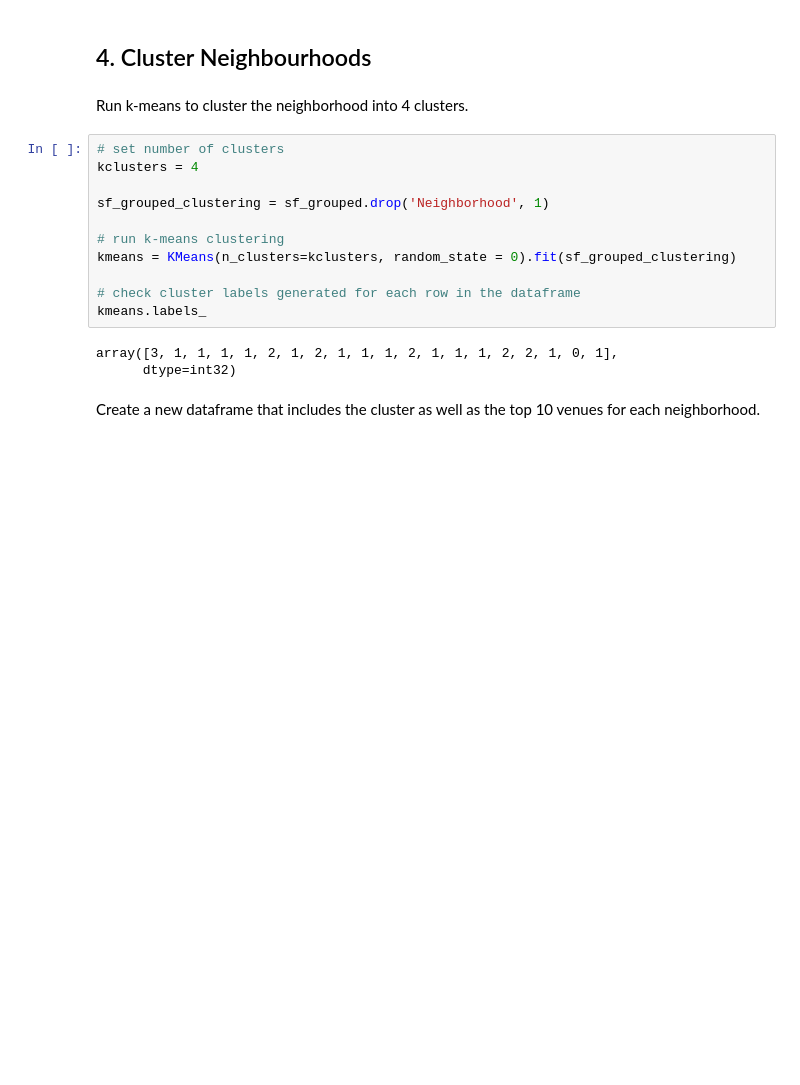
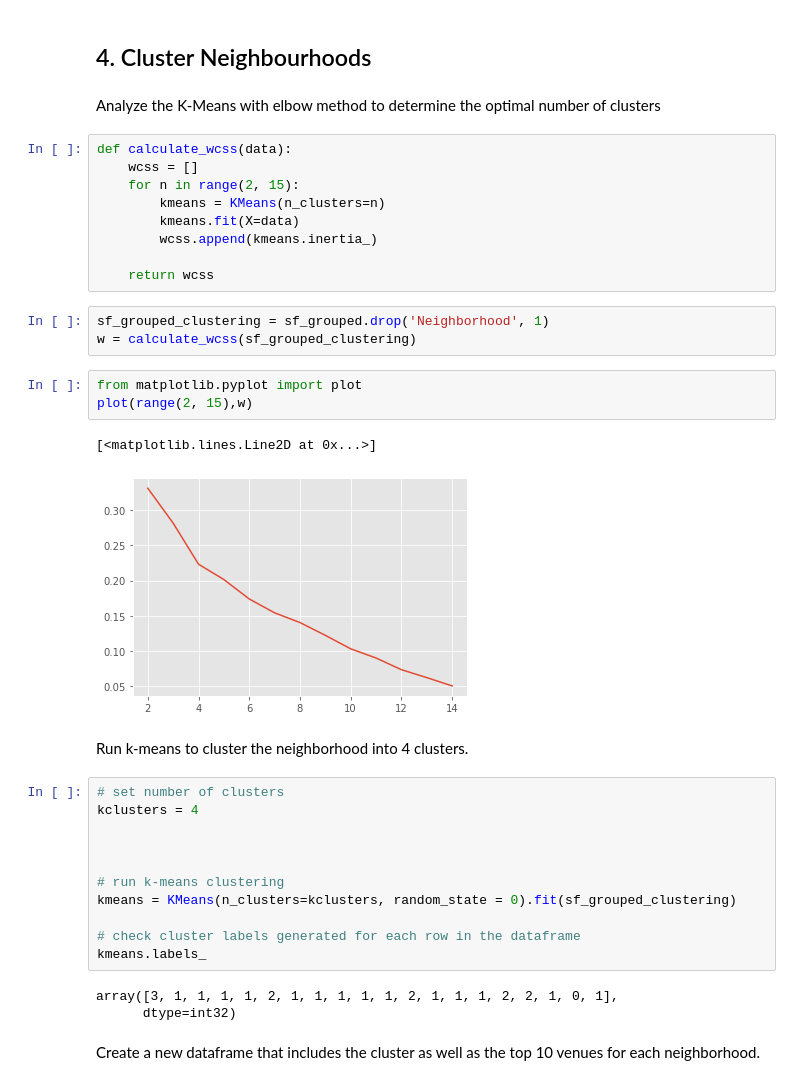
Before and after one commit to fltrazzi/Coursera_Capstone, a Jupyter notebook: Coursera_Capstone.ipynb, the cells around one changed output. Saved outputs shown, nothing was run; the diff lists cells and outputs as text; blank space fills up the shorter version.

```diff
--- a/Coursera_Capstone.ipynb
+++ b/Coursera_Capstone.ipynb
@@ -368,13 +368,33 @@ for ind in np.arange(sf_grouped.shape[0]):
 #neighborhoods_venues_sorted
 # %% [markdown]
 ## 4. Cluster Neighbourhoods
+# %% [markdown]
+Analyze the K-Means with elbow method to determine the optimal number of clusters
+# %%
+def calculate_wcss(data):
+    wcss = []
+    for n in range(2, 15):
+        kmeans = KMeans(n_clusters=n)
+        kmeans.fit(X=data)
+        wcss.append(kmeans.inertia_)
+
+    return wcss
+# %%
+sf_grouped_clustering = sf_grouped.drop('Neighborhood', 1)
+w = calculate_wcss(sf_grouped_clustering)
+# %%
+from matplotlib.pyplot import plot
+plot(range(2, 15),w)
+# %% [output]
+[<matplotlib.lines.Line2D at 0x...>]
+[figure, added]
 # %% [markdown]
 Run k-means to cluster the neighborhood into 4 clusters.
 # %%
 # set number of clusters
 kclusters = 4
 
-sf_grouped_clustering = sf_grouped.drop('Neighborhood', 1)
+
 
 # run k-means clustering
 kmeans = KMeans(n_clusters=kclusters, random_state = 0).fit(sf_grouped_clustering)
@@ -382,7 +402,7 @@ kmeans = KMeans(n_clusters=kclusters, random_state = 0).fit(sf_grouped_clusterin
 # check cluster labels generated for each row in the dataframe
 kmeans.labels_
 # %% [output]
-array([3, 1, 1, 1, 1, 2, 1, 2, 1, 1, 1, 2, 1, 1, 1, 2, 2, 1, 0, 1],
+array([3, 1, 1, 1, 1, 2, 1, 1, 1, 1, 1, 2, 1, 1, 1, 2, 2, 1, 0, 1],
       dtype=int32)
 # %% [markdown]
 Create a new dataframe that includes the cluster as well as the top 10 venues for each neighborhood.
```
Also changed, not shown: parts of 11 cells of this notebook.
